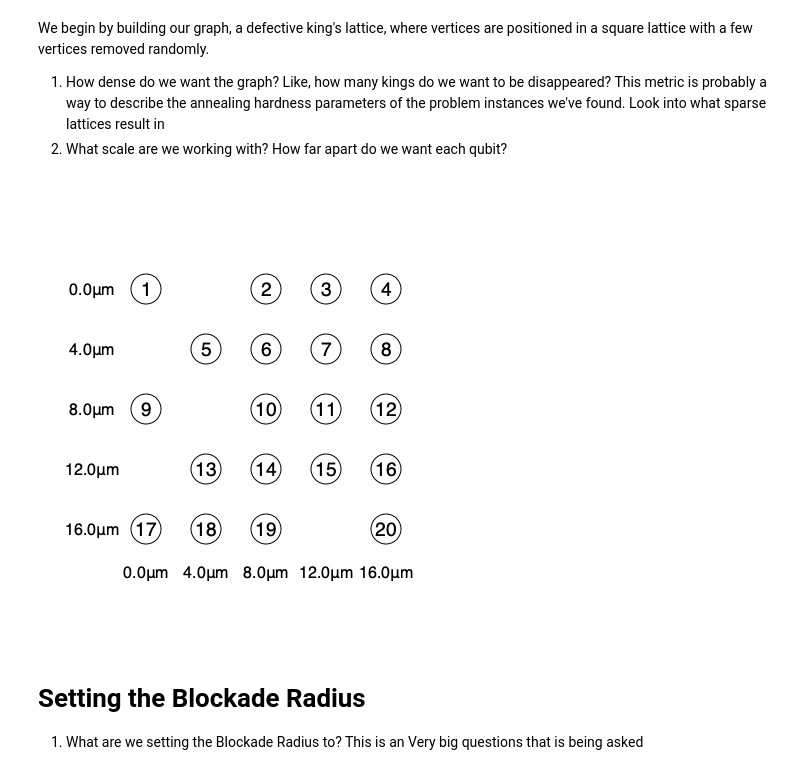
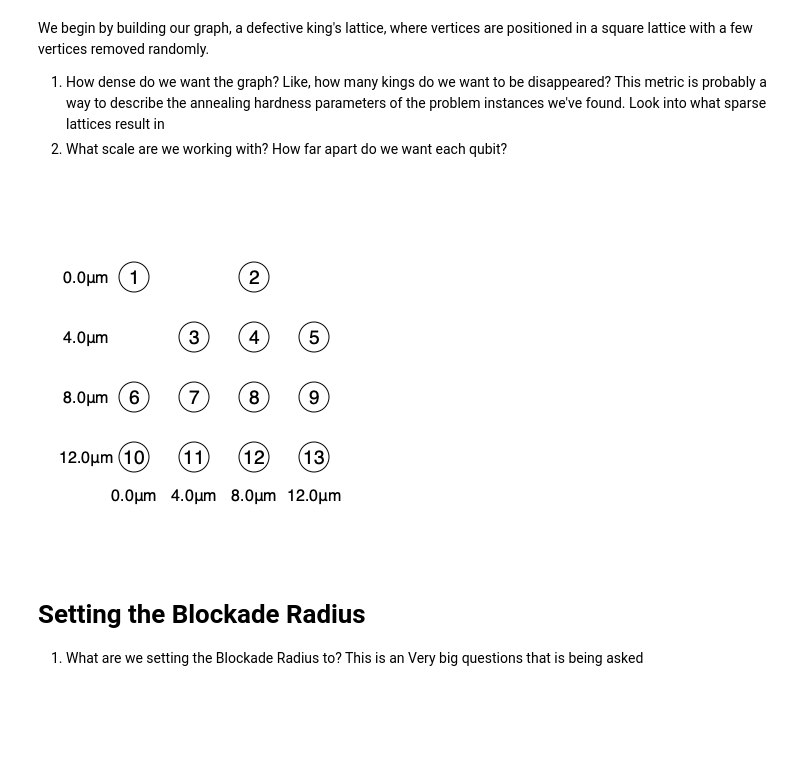
Before and after one commit to elizabethfoster02/2024_QuEra, a Jupyter notebook: tutorial/playground.ipynb, the cells around one changed output. Drawn from its saved outputs; the diff is of its cells as text; code cells hidden in the pictures; blank space fills up the shorter version.

```diff
--- a/tutorial/playground.ipynb
+++ b/tutorial/playground.ipynb
@@ -14,19 +14,19 @@ We begin by building our graph, a defective king's lattice, where vertices are p
 # %%
 using Graphs
 using Bloqade
 using Random
 using GenericTensorNetworks
 using Optim
 using PythonCall
 plt = pyimport("matplotlib.pyplot");
 
 # To begin, we create a ``4 \times 4`` DUGG with 0.8 filling, by using the [`random_dropout`](@ref) function.
 # Here, we choose the lattice constant ``a`` to be 4.5 μm:
 Random.seed!(2)
-atoms = generate_sites(SquareLattice(), 5, 5; scale = 4) |> random_dropout(0.2)
+atoms = generate_sites(SquareLattice(), 4, 4; scale = 4) |> random_dropout(0.2)
 # atoms = generate_sites(SquareLattice(), 5, 5; scale = 4)
 # %% [output]
-[figure, old version]
+[figure, new version]
 # %% [markdown]
 # Setting the Blockade Radius
 1. What are we setting the Blockade Radius to? This is an Very big questions that is being asked
```
Also changed, not shown: parts of 8 cells of this notebook, 2 other files.
